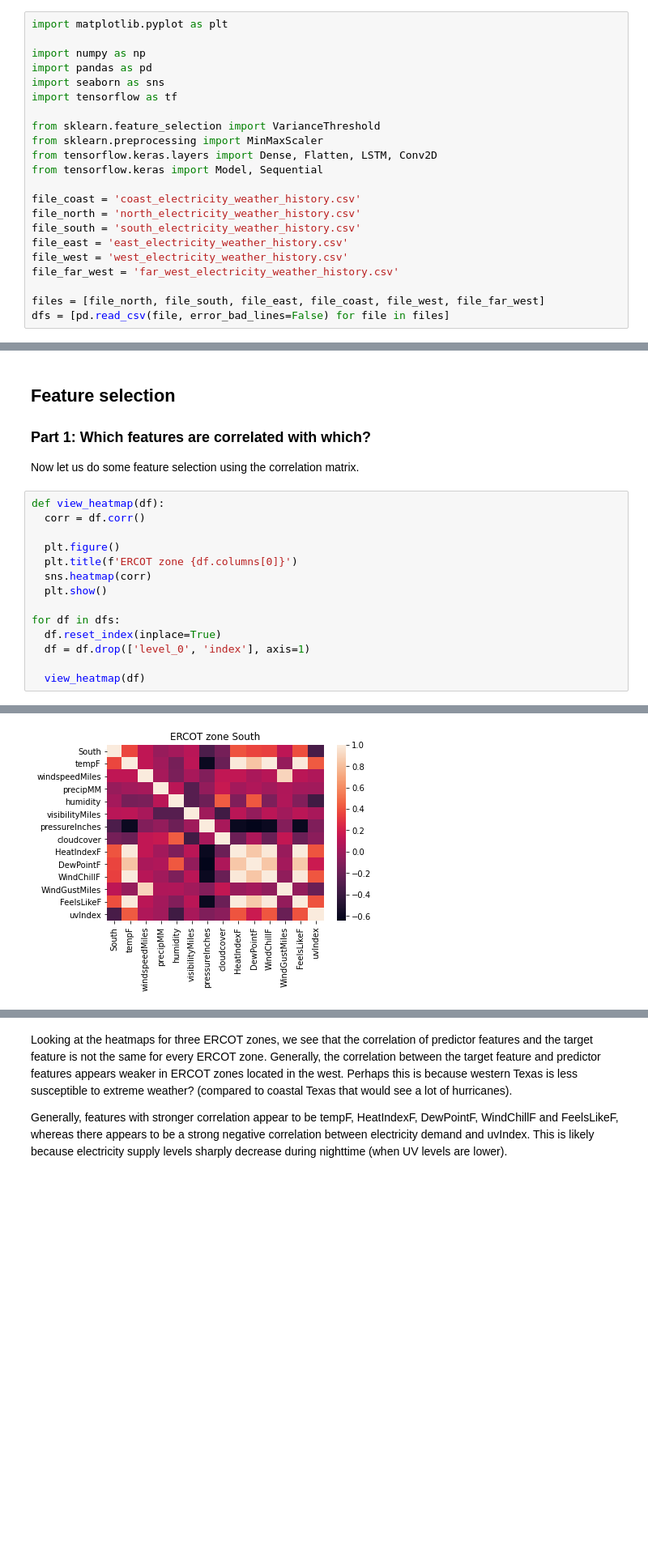
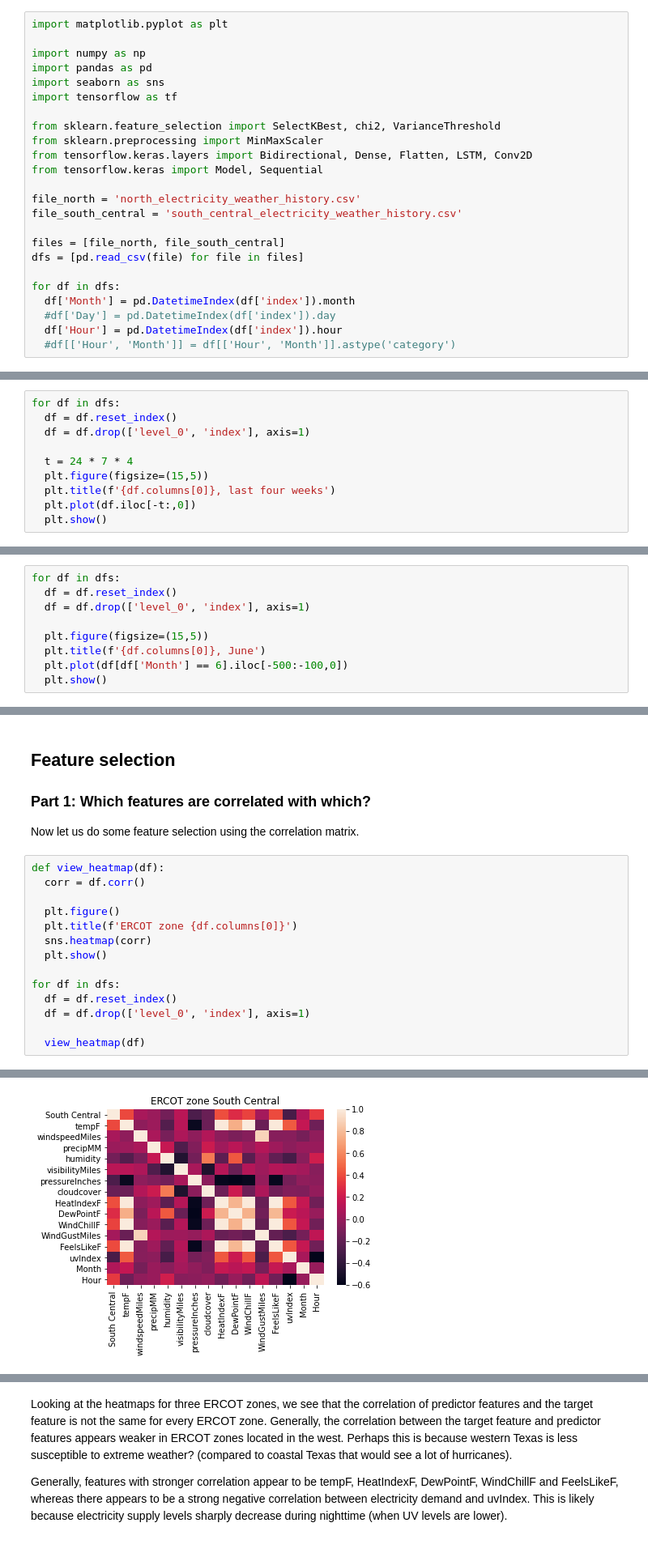
Before and after one commit to pouyashojaei/datathon-code, a Jupyter notebook: WiDS_Texas_jayeon.ipynb, the cells around one changed output, grey strips where cells are left out. Shown at 81% size. Drawn from its saved outputs; the diff is of its cells as text; blank space fills up the shorter version.

```diff
--- a/WiDS_Texas_jayeon.ipynb
+++ b/WiDS_Texas_jayeon.ipynb
@@ -12,17 +12,19 @@ import pandas as pd
 import seaborn as sns
 import tensorflow as tf
 
-from sklearn.feature_selection import VarianceThreshold
+from sklearn.feature_selection import SelectKBest, chi2, VarianceThreshold
 from sklearn.preprocessing import MinMaxScaler
-from tensorflow.keras.layers import Dense, Flatten, LSTM, Conv2D
+from tensorflow.keras.layers import Bidirectional, Dense, Flatten, LSTM, Conv2D
 from tensorflow.keras import Model, Sequential
 
-file_coast = 'coast_electricity_weather_history.csv'
 file_north = 'north_electricity_weather_history.csv'
-file_south = 'south_electricity_weather_history.csv'
-file_east = 'east_electricity_weather_history.csv'
-file_west = 'west_electricity_weather_history.csv'
-file_far_west = 'far_west_electricity_weather_history.csv'
+file_south_central = 'south_central_electricity_weather_history.csv'
 
-files = [file_north, file_south, file_east, file_coast, file_west, file_far_west]
-dfs = [pd.read_csv(file, error_bad_lines=False) for file in files]
+files = [file_north, file_south_central]
+dfs = [pd.read_csv(file) for file in files]
+
+for df in dfs:
+  df['Month'] = pd.DatetimeIndex(df['index']).month
+  #df['Day'] = pd.DatetimeIndex(df['index']).day
+  df['Hour'] = pd.DatetimeIndex(df['index']).hour
+  #df[['Hour', 'Month']] = df[['Hour', 'Month']].astype('category')
@@ -31,0 +35,10 @@ b'Skipping line 75320: expected 15 fields, saw 21\n'
+# %%
+for df in dfs:
+  df = df.reset_index()
+  df = df.drop(['level_0', 'index'], axis=1)
+
+  t = 24 * 7 * 4
+  plt.figure(figsize=(15,5))
+  plt.title(f'{df.columns[0]}, last four weeks')
+  plt.plot(df.iloc[-t:,0])
+  plt.show()
@@ -31,0 +50,9 @@ b'Skipping line 75320: expected 15 fields, saw 21\n'
+# %%
+for df in dfs:
+  df = df.reset_index()
+  df = df.drop(['level_0', 'index'], axis=1)
+
+  plt.figure(figsize=(15,5))
+  plt.title(f'{df.columns[0]}, June')
+  plt.plot(df[df['Month'] == 6].iloc[-500:-100,0])
+  plt.show()
@@ -43,7 +73,7 @@ def view_heatmap(df):
   plt.show()
 
 for df in dfs:
-  df.reset_index(inplace=True)
+  df = df.reset_index()
   df = df.drop(['level_0', 'index'], axis=1)
 
   view_heatmap(df)
@@ -52 +82 @@ for df in dfs:
-[figure, old version]
+[figure, new version]
```
Also changed, not shown: parts of 10 cells of this notebook.
